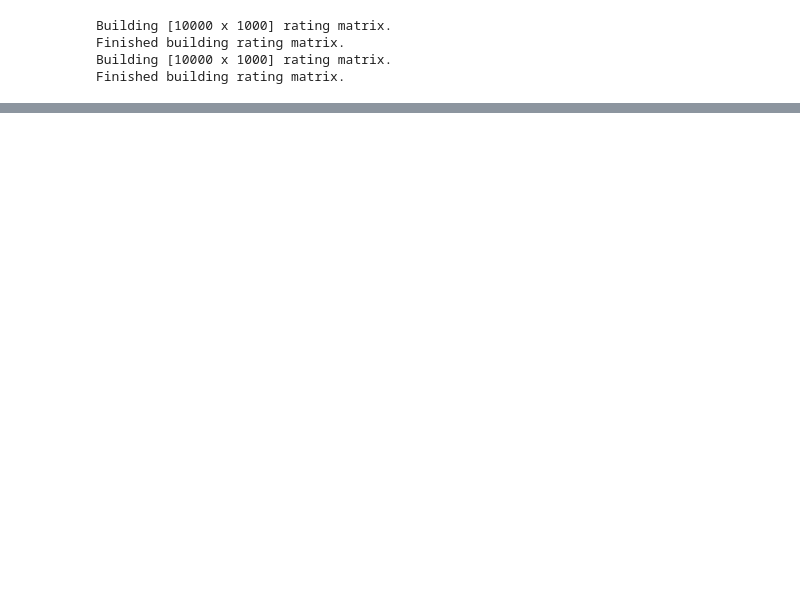
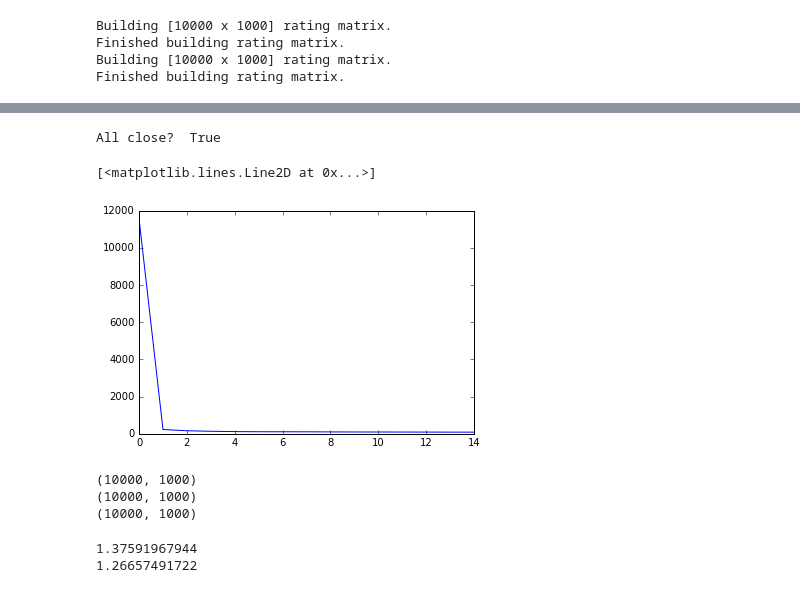
Before and after one commit to AndreiBarsan/cil-exercises, a Jupyter notebook: cil-exercise-03.ipynb, the cells around one changed output, grey strips where cells are left out. Drawn from its saved outputs; the diff is of its cells as text; code cells hidden in the pictures; blank space fills up the shorter version.

```diff
--- a/cil-exercise-03.ipynb
+++ b/cil-exercise-03.ipynb
@@ -193,13 +243,13 @@ def ratings_to_matrix(ratings, matrix_rows, matrix_cols):
     print("Finished building rating matrix.")
     return matrix
 # %%
-# Rows are items
+# Rows are users
+USER_COUNT = 10000
+
+# Columns are items
 ITEM_COUNT = 1000
 
-# Columns are users
-USER_COUNT = 10000
-
-VALIDATION_RATIO = 0.1
+VALIDATION_RATIO = 0.15
 TRAINING_RATIO = 1 - VALIDATION_RATIO
 
 RANDOM_SEED = 0xC0FFEE
@@ -255,0 +342,58 @@ len(actual_ratings)
+# %%
+def svd_predict(data, k=310):
+    imputed = predict_by_avg_item_rating(data)
+    U, d, V = np.linalg.svd(imputed, full_matrices=True)
+    # This ensures that our variables correspond with the notation in
+    # the slides and homework sheets.
+    V = V.T
+    D = np.zeros_like(imputed)
+    D[:d.shape[0], :d.shape[0]] = np.diag(d)
+    U_prime = np.dot(U, np.sqrt(D))
+    V_prime = np.dot(np.sqrt(D), V)
+
+    U_prime_lim = U_prime[:,:k]
+    V_prime_lim = V_prime[:,:k]
+
+    k_prediction = np.dot(U_prime_lim, V_prime_lim.T)
+    k_prediction = k_prediction[:, :1000]
+
+    return k_prediction
+
+
+# Reuse previous prediction
+imputed = result
+
+U, d, V = np.linalg.svd(imputed, full_matrices=True)
+V = V.T
+# %%
+D = np.zeros_like(imputed)
+D[:d.shape[0], :d.shape[0]] = np.diag(d)
+reconstruction = np.dot(U, np.dot(D, V.T))
+print("All close? ", np.allclose(imputed, reconstruction))
+U_prime = np.dot(U, np.sqrt(D))
+V_prime = np.dot(np.sqrt(D), V)
+# %% [output]
+All close?  True
+# %%
+# Plot the singular value spectrum
+plt.plot(np.arange(15), d[:15])
+# %% [output]
+[<matplotlib.lines.Line2D at 0x...>]
+[figure, added]
+# %%
+print(U_prime.shape)
+print(V_prime.shape)
+
+derp_prediction = np.dot(U_prime, V_prime.T)
+derp_prediction = derp_prediction[:,:1000]
+print(derp_prediction.shape)
+# %% [output]
+(10000, 1000)
+(10000, 1000)
+(10000, 1000)
+# %%
+print(rmse(derp_prediction, data_matrix))
+print(rmse(derp_prediction, train_matrix))
+# %% [output]
+1.37591967944
+1.26657491722
```
Also changed, not shown: parts of 21 cells of this notebook, 1 other file.
